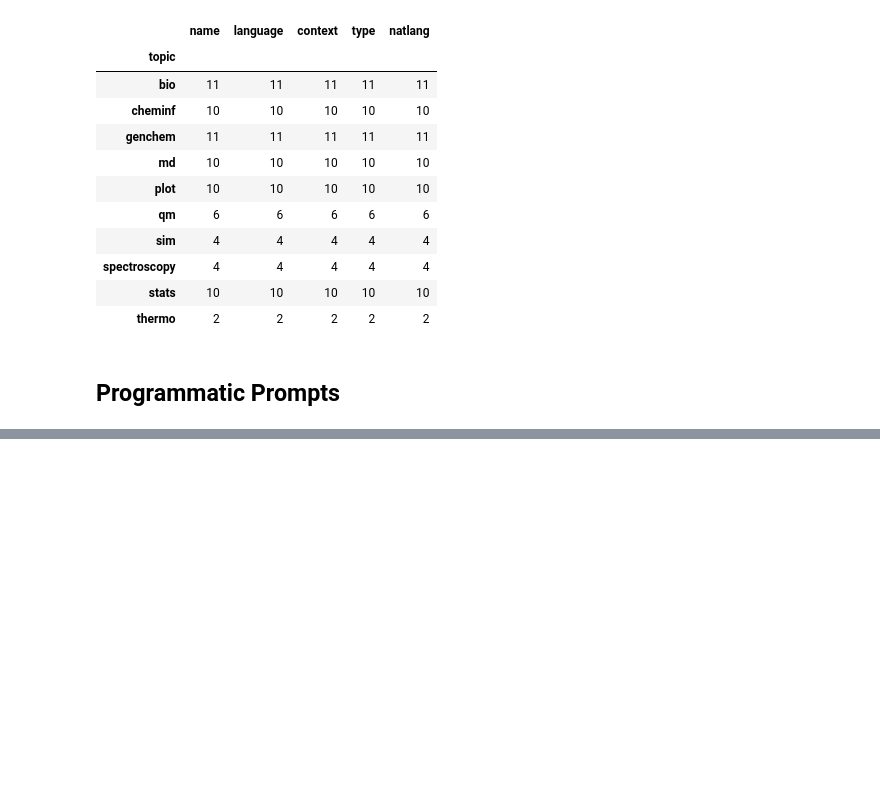
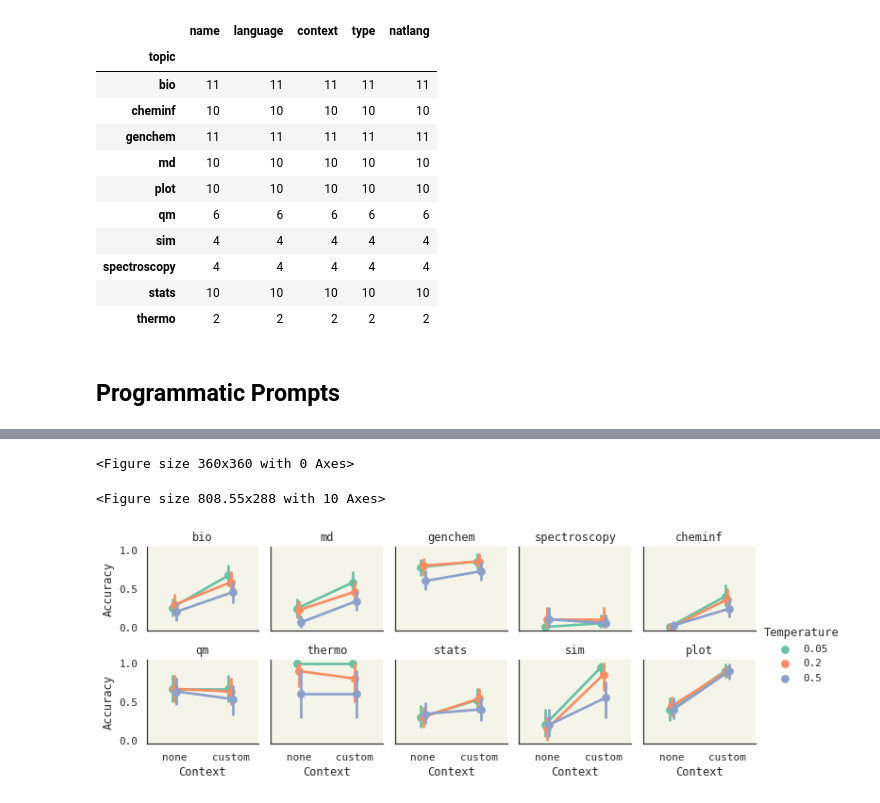
Before and after one commit to ur-whitelab/nlcc-data, a Jupyter notebook: paper/Prompts.ipynb, the cells around one changed output, grey strips where cells are left out. Cells and saved outputs as stored; diff of their text form; code cells hidden in the pictures; blank space fills up the shorter version.

```diff
--- a/paper/Prompts.ipynb
+++ b/paper/Prompts.ipynb
@@ -71,18 +71,16 @@ df.groupby('topic').count()
 # %% [markdown]
 ## Programmatic Prompts
 # %%
+you sure you want to run this again?
 paths = ' '.join(valid_files)
 temperatures = [0.05, 0.2, 0.5]
 k = 5
 for i,t in enumerate(temperatures):
-    #!echo $i $t
     out = f'override_bench_{i}.csv'
     !nlcc-bench $paths $out --n $k --prompt python --temperature $t
     print('done')
-    time.sleep(60)
     out = f'bench_{i}.csv'
     !nlcc-bench $paths $out --n $k --temperature $t
-    time.sleep(60)
     #!nlcc-bench $paths override_bench_$i.csv --n $k --prompt python --temperature $t
 # %% [output]
 ../data/aa_polarity/aa_polarity.yml
@@ -107,8 +121,13 @@ merged.to_pickle('promp_results.pkl')
 # %%
 plt.figure(figsize=(4,4), dpi=90)
 g = sns.FacetGrid(merged, col='topic', col_wrap=5, height=2, hue_order=temperatures)
 g.map(sns.pointplot, 'used_context', 'result', 'temperature',
-      palette='Set2', ci='sd', dodge=True)
+      palette='Set2', dodge=True)
 g.add_legend(title='Temperature')
 g.set_axis_labels('Context', 'Accuracy')
 g.set_titles('{col_name}')
+g.savefig('accuracy.pdf')
+# %% [output]
+<Figure size 360x360 with 0 Axes>
+<Figure size 808.55x288 with 10 Axes>
+[figure, added]
```
Also changed, not shown: parts of 2 cells of this notebook, 1 other file.
